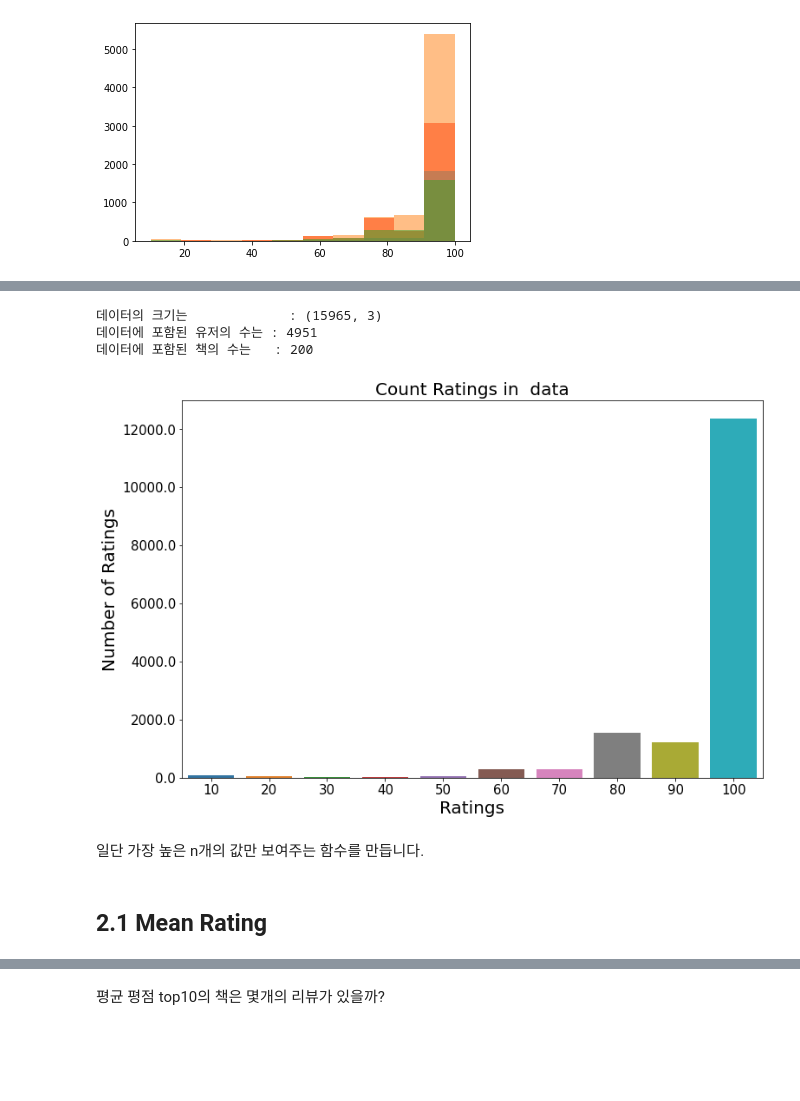
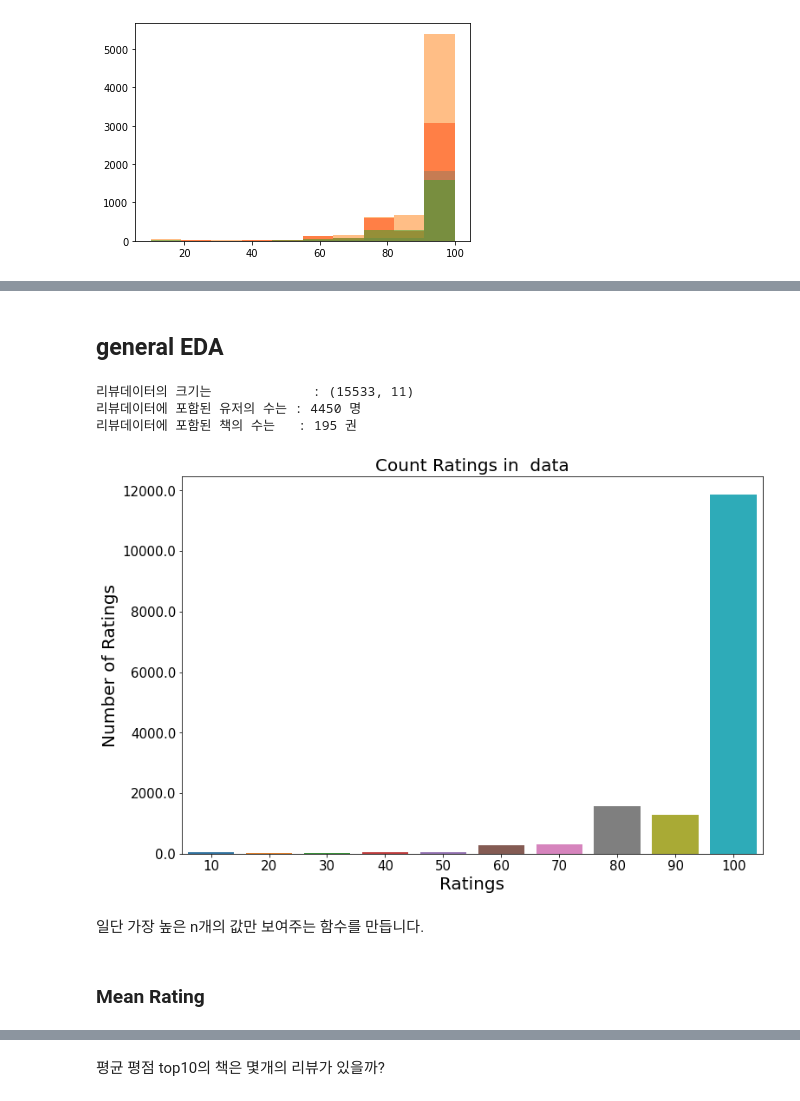
Before and after one commit to dataitgirls4/team_3, a Jupyter notebook: Recommendation_System.ipynb, the cells around one changed output, grey strips where cells are left out. Cells and saved outputs as stored; diff of their text form; code cells hidden in the pictures; blank space fills up the shorter version.

Commit message:
counted user rating

```diff
--- a/Recommendation_System.ipynb
+++ b/Recommendation_System.ipynb
@@ -208,25 +195,27 @@ array(['잘들었습니다.', '잘들었습니다', '잘 들었습니다', '잘
        '에이아이 음성도 듣기 편하네요\r\n내용도 좋ㅇ구요\r\n잘 들었습니다',
        '어릴때 한번씩 우리집에 오시던 외할머니 생각이나네요 ㅠ ㅠ\r\n동네 돌아다니는 길냥이 모습이 ㅠ\r\n잘들었습니다'],
       dtype=object)
+# %% [markdown]
+## general EDA
 # %%
-print(f"데이터의 크기는             : {df.shape}")
-print(f"데이터에 포함된 유저의 수는 : {len(user_df)}")
-print(f"데이터에 포함된 책의 수는   : {len(title_df)}")
+print(f"리뷰데이터의 크기는             : {all_review.shape}")
+print(f"리뷰데이터에 포함된 유저의 수는 : {len(all_review['nickname'].unique())} 명")
+print(f"리뷰데이터에 포함된 책의 수는   : {len(all_review['title'].unique())} 권")
 # %% [output]
-데이터의 크기는             : (15965, 3)
-데이터에 포함된 유저의 수는 : 4951
-데이터에 포함된 책의 수는   : 200
+리뷰데이터의 크기는             : (15533, 11)
+리뷰데이터에 포함된 유저의 수는 : 4450 명
+리뷰데이터에 포함된 책의 수는   : 195 권
 # %%
 plt.figure(figsize = (12, 8))
-ax = sns.countplot(x="rating", data=df)
+ax = sns.countplot(x="rating", data=all_review)
 ax.set_yticklabels([num for num in ax.get_yticks()])
 plt.tick_params(labelsize = 15)
 plt.title("Count Ratings in  data", fontsize = 20)
 plt.xlabel("Ratings", fontsize = 20)
 plt.ylabel("Number of Ratings", fontsize = 20)
 plt.show()
 # %% [output]
-[figure, old version]
+[figure, new version]
 # %% [markdown]
 일단 가장 높은 n개의 값만 보여주는 함수를 만듭니다.
 # %%
@@ -237,5 +226,5 @@ def return_best_n(statistics, n):
     statistics = pd.DataFrame({'statistic':statistics})
     return statistics.sort_values('statistic', ascending = False).iloc[:n]
 # %% [markdown]
-## 2.1 Mean Rating <a class="anchor" id="bullet2.1"></a>
+### Mean Rating <a class="anchor" id="bullet2.1"></a>
 # %%
```
Also changed, not shown: parts of 22 cells of this notebook.
